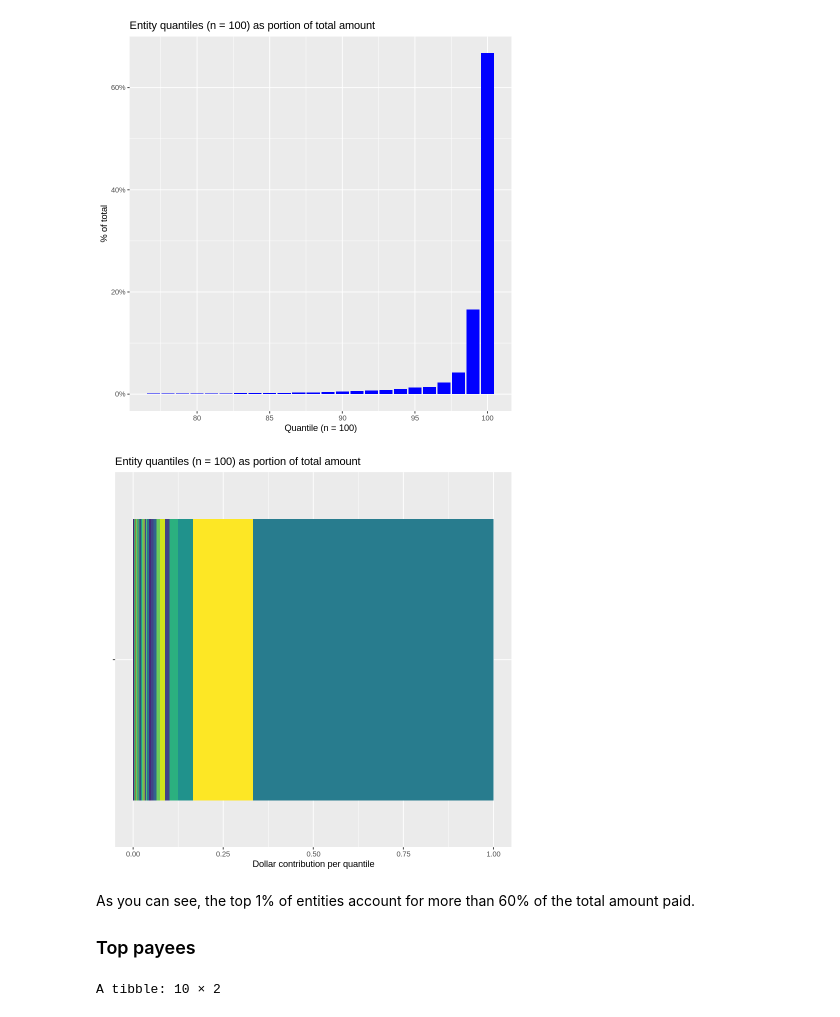
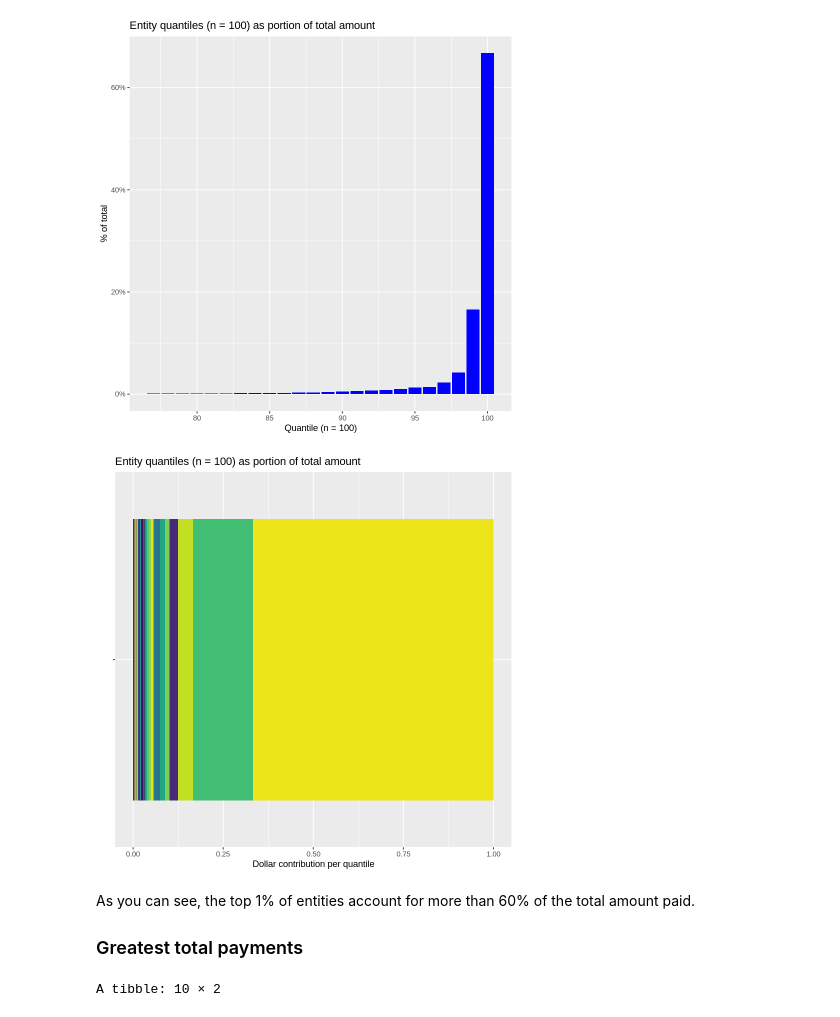
Before and after one commit to StatCan/hackathon-ginyu-force-data, a Jupyter notebook: notebooks/estma-country-entity-groupby.ipynb, the cells around one changed output. Cells and saved outputs as stored; diff of their text form; code cells hidden in the pictures.

Commit message:
Update data URLs and minor content edits

```diff
--- a/notebooks/estma-country-entity-groupby.ipynb
+++ b/notebooks/estma-country-entity-groupby.ipynb
@@ -21,5 +21,5 @@ Grab the data straight from github
 # %%
-estma <- read.csv("https://github.com/StatCan/hackathon-ginyu-force-data/raw/main/SAMPLE-ESTMA-data.csv")
+estma <- read.csv("https://github.com/StatCan/hackathon-ginyu-force-data/raw/main/estma-payments.csv")
 # %% [markdown]
 Mutate the tables to adjust the column types
 # %%
@@ -27,7 +27,7 @@ Mutate the tables to adjust the column types
 estma <- estma %>%
   mutate(period_end_date=mdy(period_end_date)) %>%
   mutate(period_start_date=mdy(period_start_date)) %>%
-  mutate(amount_reported_cad = as.numeric(gsub(",", "", amount_reported_cad)))
+  mutate(amount_reported_cad = as.numeric(amount_reported_cad))
 # %% [markdown]
 A sample record
 # %%
@@ -124,15 +129,19 @@ ggplot(data=per_quantile %>% filter(Amount > 0.001)) +
 [figure]
 # %%
 ggplot(data=per_quantile) +
-  geom_bar(aes(y="", x=Amount, fill=quantile_colours), position="stack", stat="identity") +
+  geom_bar(
+    aes(y="", x=Amount, fill=quantile_colours),
+    position="stack",
+    stat="identity"
+  ) +
   ggtitle(sprintf("Entity quantiles (n = %d) as portion of total amount", num_quantiles)) +
-  labs(x = "Dollar contribution per quantile", y = "")
+  labs(x = "Dollar contribution per quantile", y="")
 # %% [output]
-[figure, old version]
+[figure, new version]
 # %% [markdown]
 As you can see, the top 1% of entities account for more than 60% of the total amount paid.
 
-### Top payees
+### Greatest total payments
 # %%
 by_entity %>% arrange(desc(Amount)) %>%
   head(n=10) %>%
```
Also changed, not shown: parts of 8 cells of this notebook, 1 other file.
